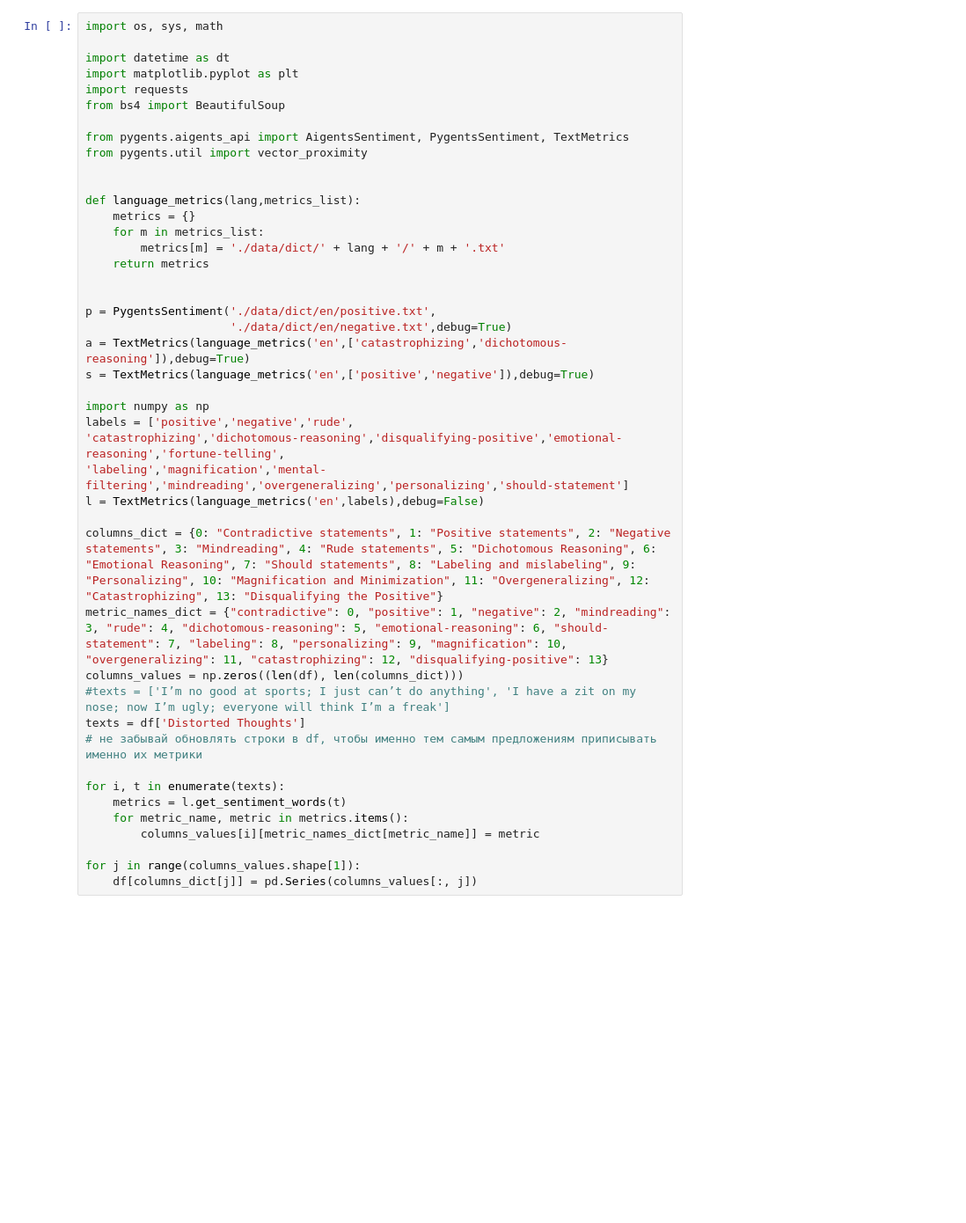
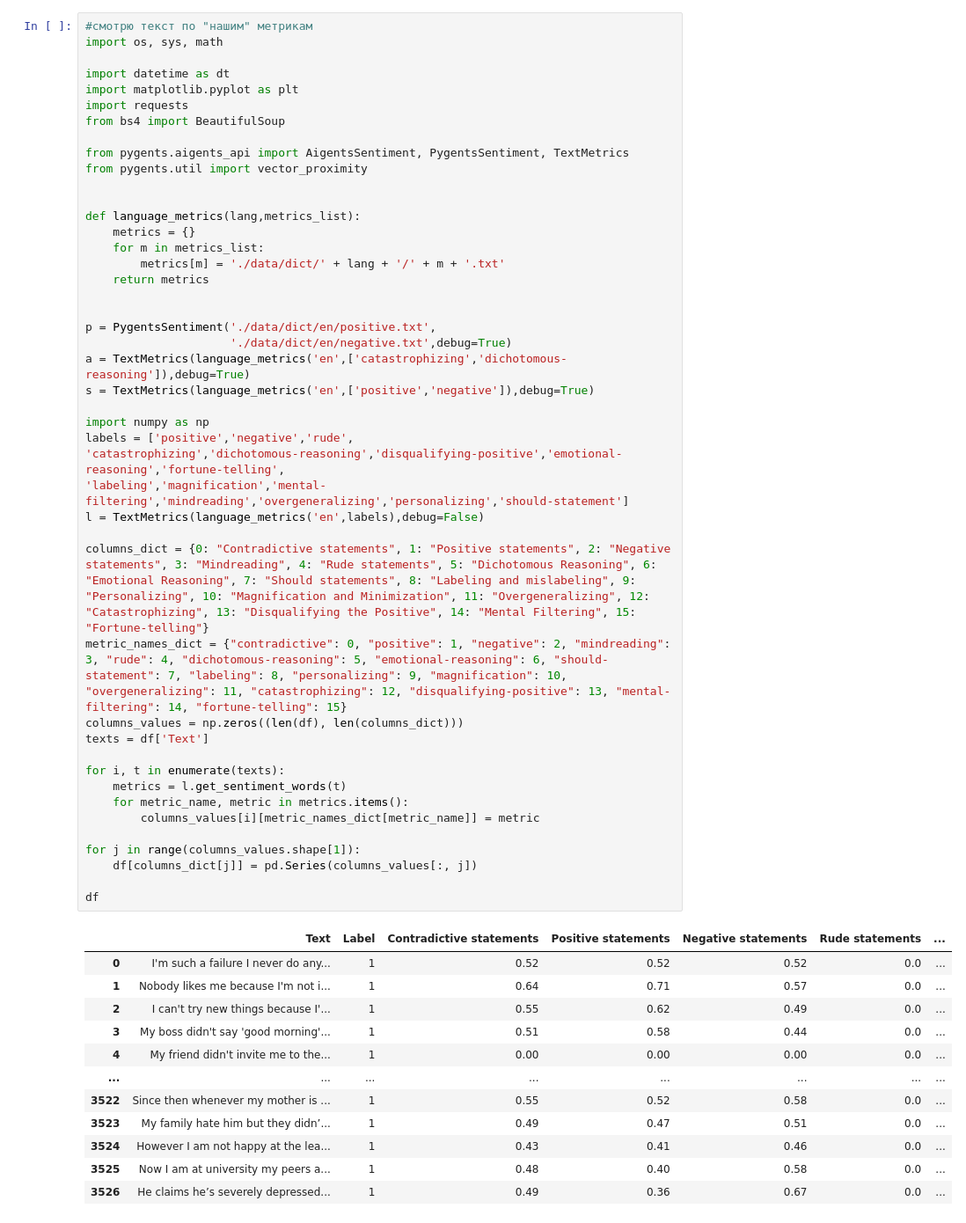
Before and after one commit to AnnaArinicheva/CognitveProject, a Jupyter notebook: project.ipynb, the cells around one changed output. Shown: that part at 88% size. Saved outputs shown, nothing was run; the diff lists cells and outputs as text; blank space fills up the shorter version.

```diff
--- a/project.ipynb
+++ b/project.ipynb
@@ -36,4 +21,5 @@ df
 # %%
+#смотрю текст по "нашим" метрикам
 import os, sys, math
 
 import datetime as dt
@@ -46,35 +32,47 @@ from pygents.util import vector_proximity
 
 
 def language_metrics(lang,metrics_list):
     metrics = {}
     for m in metrics_list:
         metrics[m] = './data/dict/' + lang + '/' + m + '.txt'
     return metrics
 
 
 p = PygentsSentiment('./data/dict/en/positive.txt',
                      './data/dict/en/negative.txt',debug=True)
 a = TextMetrics(language_metrics('en',['catastrophizing','dichotomous-reasoning']),debug=True)
 s = TextMetrics(language_metrics('en',['positive','negative']),debug=True)
 
 import numpy as np
 labels = ['positive','negative','rude',
 'catastrophizing','dichotomous-reasoning','disqualifying-positive','emotional-reasoning','fortune-telling',
 'labeling','magnification','mental-filtering','mindreading','overgeneralizing','personalizing','should-statement']
 l = TextMetrics(language_metrics('en',labels),debug=False)
 
-columns_dict = {0: "Contradictive statements", 1: "Positive statements", 2: "Negative statements", 3: "Mindreading", 4: "Rude statements", 5: "Dichotomous Reasoning", 6: "Emotional Reasoning", 7: "Should statements", 8: "Labeling and mislabeling", 9: "Personalizing", 10: "Magnification and Minimization", 11: "Overgeneralizing", 12: "Catastrophizing", 13: "Disqualifying the Positive"}
-metric_names_dict = {"contradictive": 0, "positive": 1, "negative": 2, "mindreading": 3, "rude": 4, "dichotomous-reasoning": 5, "emotional-reasoning": 6, "should-statement": 7, "labeling": 8, "personalizing": 9, "magnification": 10, "overgeneralizing": 11, "catastrophizing": 12, "disqualifying-positive": 13}
+columns_dict = {0: "Contradictive statements", 1: "Positive statements", 2: "Negative statements", 3: "Mindreading", 4: "Rude statements", 5: "Dichotomous Reasoning", 6: "Emotional Reasoning", 7: "Should statements", 8: "Labeling and mislabeling", 9: "Personalizing", 10: "Magnification and Minimization", 11: "Overgeneralizing", 12: "Catastrophizing", 13: "Disqualifying the Positive", 14: "Mental Filtering", 15: "Fortune-telling"}
+metric_names_dict = {"contradictive": 0, "positive": 1, "negative": 2, "mindreading": 3, "rude": 4, "dichotomous-reasoning": 5, "emotional-reasoning": 6, "should-statement": 7, "labeling": 8, "personalizing": 9, "magnification": 10, "overgeneralizing": 11, "catastrophizing": 12, "disqualifying-positive": 13, "mental-filtering": 14, "fortune-telling": 15}
 columns_values = np.zeros((len(df), len(columns_dict)))
-#texts = ['I’m no good at sports; I just can’t do anything', 'I have a zit on my nose; now I’m ugly; everyone will think I’m a freak']
-texts = df['Distorted Thoughts']
-# не забывай обновлять строки в df, чтобы именно тем самым предложениям приписывать именно их метрики
+texts = df['Text']
 
 for i, t in enumerate(texts):
     metrics = l.get_sentiment_words(t)
     for metric_name, metric in metrics.items():
         columns_values[i][metric_names_dict[metric_name]] = metric
 
 for j in range(columns_values.shape[1]):
     df[columns_dict[j]] = pd.Series(columns_values[:, j])
+
+df
 # %% [output]
+|  | Text | Label | Contradictive statements | Positive statements | Negative statements | Rude statements | ... |
+| 0 | I'm such a failure I never do any... | 1 | 0.52 | 0.52 | 0.52 | 0.0 | ... |
+| 1 | Nobody likes me because I'm not i... | 1 | 0.64 | 0.71 | 0.57 | 0.0 | ... |
+| 2 | I can't try new things because I'... | 1 | 0.55 | 0.62 | 0.49 | 0.0 | ... |
+| 3 | My boss didn't say 'good morning'... | 1 | 0.51 | 0.58 | 0.44 | 0.0 | ... |
+| 4 | My friend didn't invite me to the... | 1 | 0.00 | 0.00 | 0.00 | 0.0 | ... |
+| ... | ... | ... | ... | ... | ... | ... | ... |
+| 3522 | Since then whenever my mother is ... | 1 | 0.55 | 0.52 | 0.58 | 0.0 | ... |
+| 3523 | My family hate him but they didn’... | 1 | 0.49 | 0.47 | 0.51 | 0.0 | ... |
+| 3524 | However I am not happy at the lea... | 1 | 0.43 | 0.41 | 0.46 | 0.0 | ... |
+| 3525 | Now I am at university my peers a... | 1 | 0.48 | 0.40 | 0.58 | 0.0 | ... |
+| 3526 | He claims he’s severely depressed... | 1 | 0.49 | 0.36 | 0.67 | 0.0 | ... |
```
Also changed, not shown: parts of 9 cells of this notebook, 40 other files.
